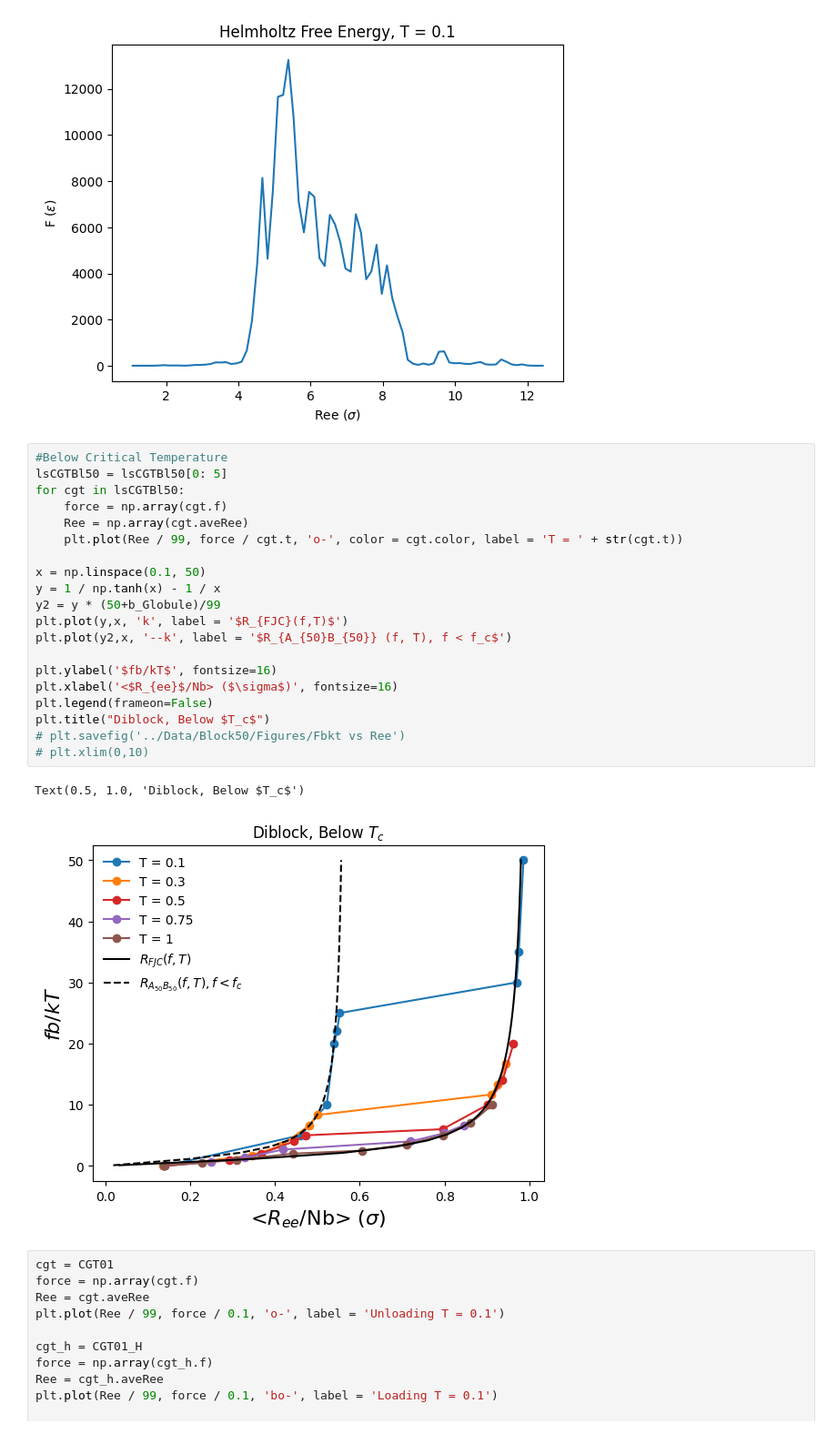
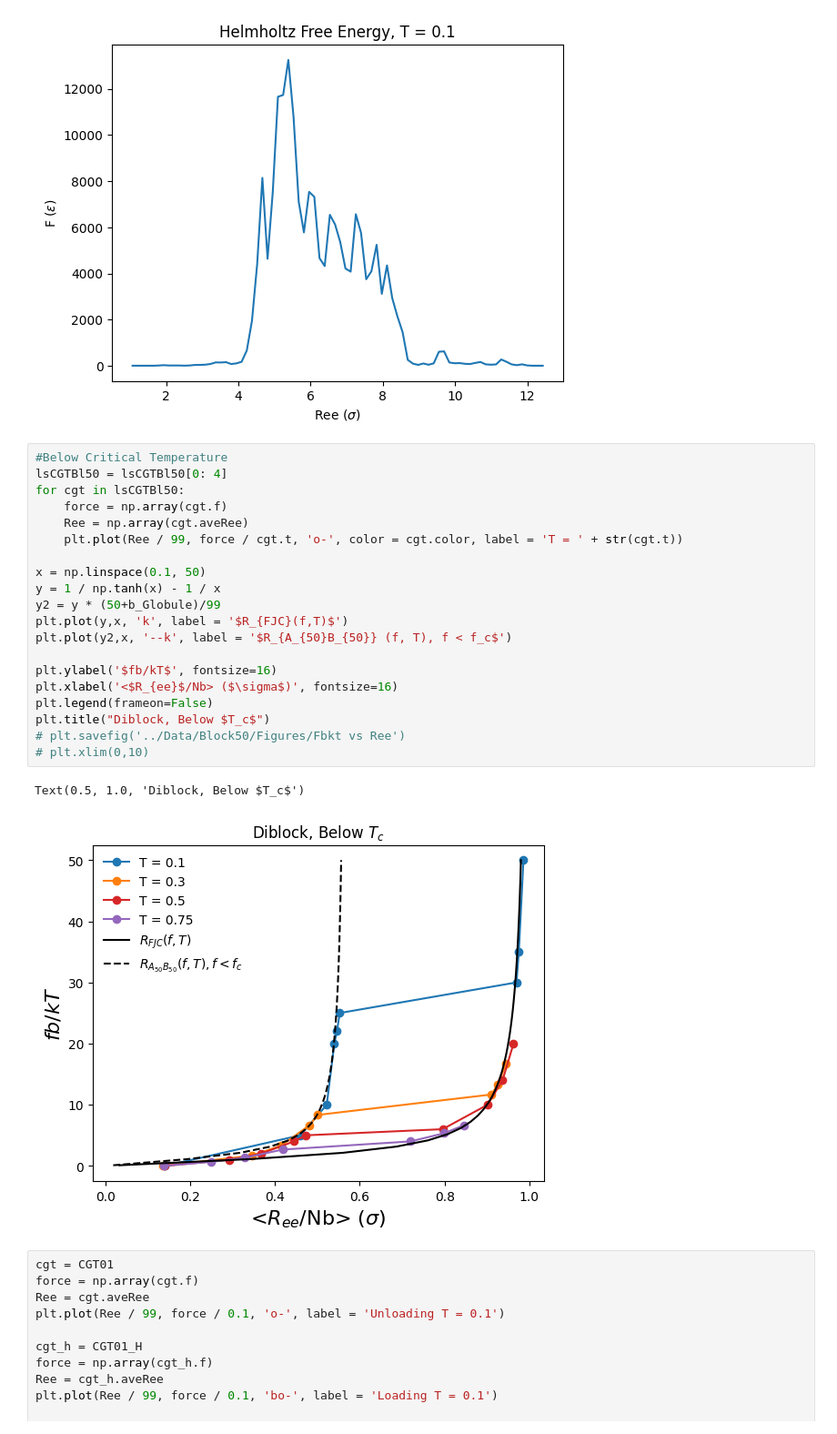
Before and after one commit to VagrantHyp/Code, a Jupyter notebook: Block50.ipynb, the cells around one changed output. Shown at 91% size. Cells and saved outputs as stored; diff of their text form.

```diff
--- a/Block50.ipynb
+++ b/Block50.ipynb
@@ -149,27 +149,27 @@ print(b_Globule)
 [figure]
 # %%
 #Below Critical Temperature
-lsCGTBl50 = lsCGTBl50[0: 5]
+lsCGTBl50 = lsCGTBl50[0: 4]
 for cgt in lsCGTBl50:
     force = np.array(cgt.f)
     Ree = np.array(cgt.aveRee)
     plt.plot(Ree / 99, force / cgt.t, 'o-', color = cgt.color, label = 'T = ' + str(cgt.t))
 
 x = np.linspace(0.1, 50)
 y = 1 / np.tanh(x) - 1 / x
 y2 = y * (50+b_Globule)/99
 plt.plot(y,x, 'k', label = '$R_{FJC}(f,T)$')
 plt.plot(y2,x, '--k', label = '$R_{A_{50}B_{50}} (f, T), f < f_c$')
 
 plt.ylabel('$fb/kT$', fontsize=16)
 plt.xlabel('<$R_{ee}$/Nb> ($\sigma$)', fontsize=16)
 plt.legend(frameon=False)
 plt.title("Diblock, Below $T_c$")
 # plt.savefig('../Data/Block50/Figures/Fbkt vs Ree')
 # plt.xlim(0,10)
 # %% [output]
 Text(0.5, 1.0, 'Diblock, Below $T_c$')
-[figure, old version]
+[figure, new version]
 # %%
 cgt = CGT01
 force = np.array(cgt.f)
```
Also changed, not shown: 2 other files.
